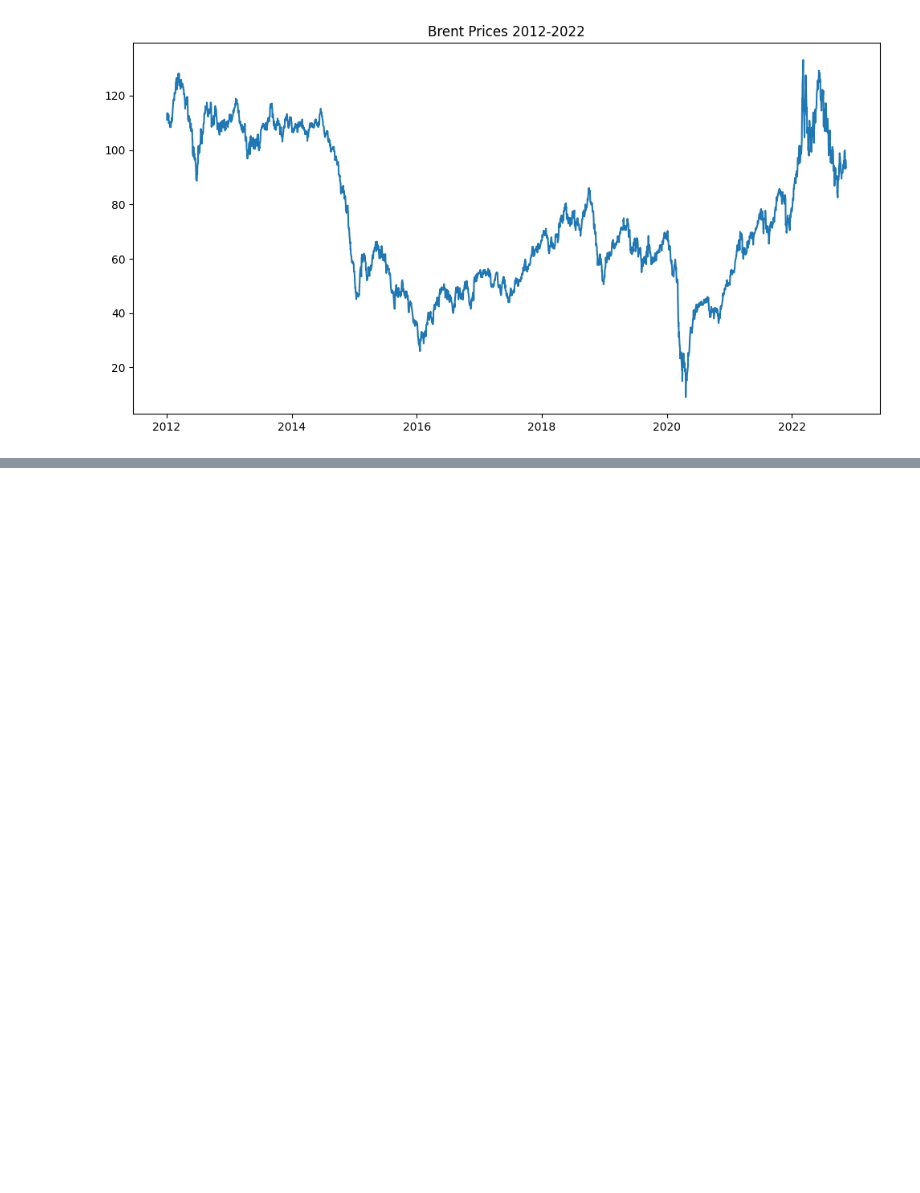
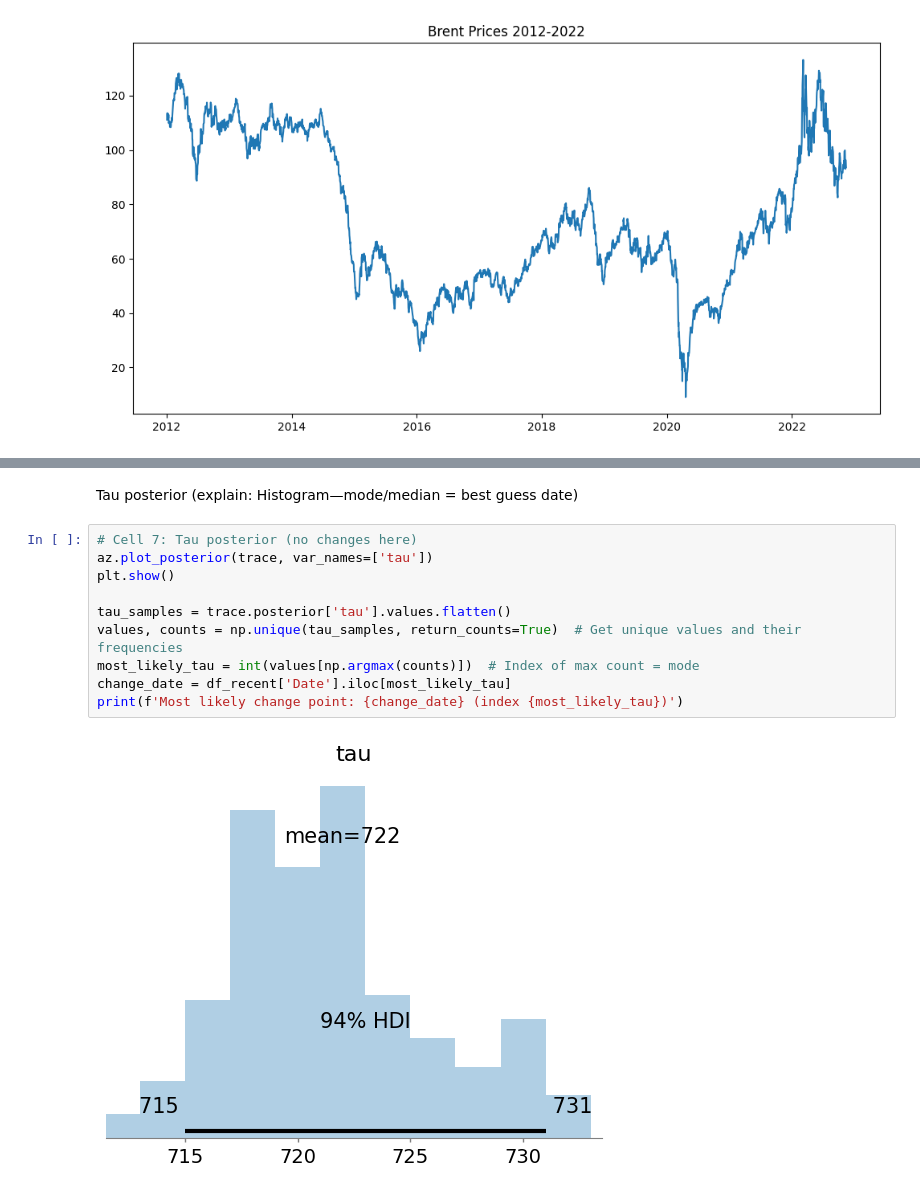
Before and after one commit to Beza-Oriyon/brent-oil-change-point-analysis, a Jupyter notebook: notebooks/task2_modeling.ipynb, the cells around one changed output, grey strips where cells are left out. Saved outputs shown, nothing was run; the diff lists cells and outputs as text; blank space fills up the shorter version.

```diff
--- a/notebooks/task2_modeling.ipynb
+++ b/notebooks/task2_modeling.ipynb
@@ -47,0 +117,14 @@ Subset shape: (2760, 4)
+# %% [markdown]
+Tau posterior (explain: Histogram—mode/median = best guess date)
+# %%
+# Cell 7: Tau posterior (no changes here)
+az.plot_posterior(trace, var_names=['tau'])
+plt.show()
+
+tau_samples = trace.posterior['tau'].values.flatten()
+values, counts = np.unique(tau_samples, return_counts=True)  # Get unique values and their frequencies
+most_likely_tau = int(values[np.argmax(counts)])  # Index of max count = mode
+change_date = df_recent['Date'].iloc[most_likely_tau]
+print(f'Most likely change point: {change_date} (index {most_likely_tau})')
+# %% [output]
+[figure, added]
```
Also changed, not shown: parts of 10 cells of this notebook.
